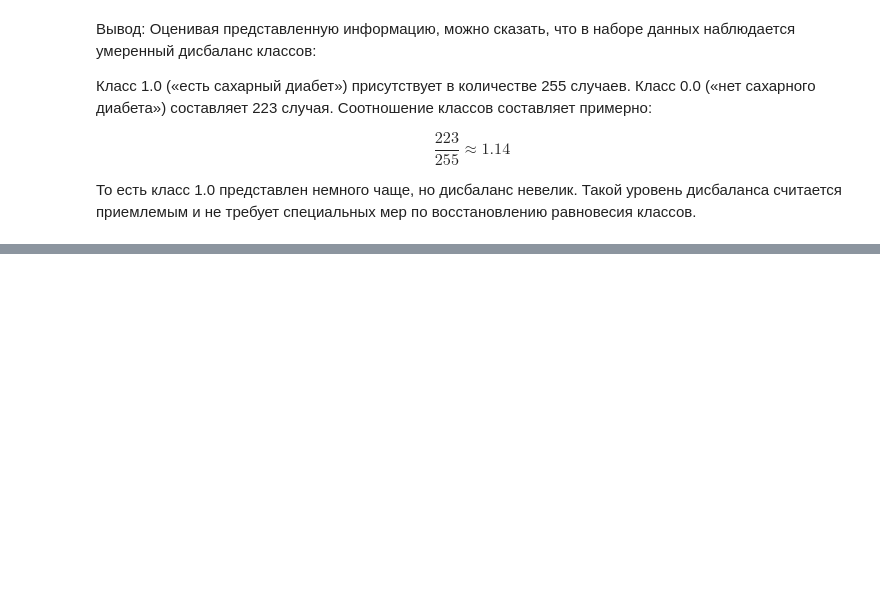
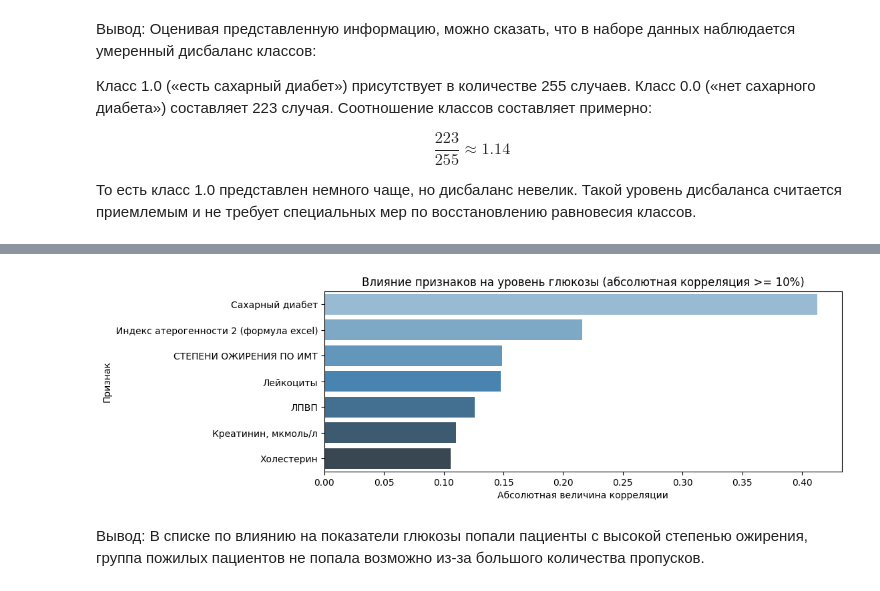
Before and after one commit to Antoha2024/DiplomProductStar, a Jupyter notebook: DS47_1_diabetes_ds.ipynb, the cells around one changed output, grey strips where cells are left out. Drawn from its saved outputs; the diff is of its cells as text; code cells hidden in the pictures; blank space fills up the shorter version.

```diff
--- a/DS47_1_diabetes_ds.ipynb
+++ b/DS47_1_diabetes_ds.ipynb
@@ -205,0 +174,54 @@ $$\frac{223}{255} \approx 1.14$$
+# %%
+# Исходный список признаков
+clinical_cols = [
+    "Возраст",
+    "Пол",
+    "Рост, см",
+    "Вес, кг",
+    "ИМТ 2 (ФОРМУЛА EXCEL)",
+    "Гемоглобин",
+    "Лейкоциты",
+    "Тромбоциты",
+    "Холестерин",
+    "ЛПНП",
+    "ЛПВП",
+    "Глюкоза",
+    "Креатинин, мкмоль/л",
+    "Сахарный диабет",
+    "ХСН, стадии",
+    "СТЕПЕНИ ОЖИРЕНИЯ ПО ИМТ",
+    "Индекс атерогенности 2 (формула excel)",
+    "СКФ CKD-EPI (расчет по общей формуле)",
+    "ХБП (ЕСТЬ\\НЕТ)",
+    "АГ (ЕСТЬ\\НЕТ)"
+]
+
+# Берём только интересующие нас признаки
+selected_df = df[clinical_cols].copy()
+
+# Замещаем пропуски медианой
+for column in clinical_cols:
+    if selected_df[column].dtype != 'O':
+        median_value = selected_df[column].median()
+        selected_df[column].fillna(median_value, inplace=True)
+
+# Вычислим корреляцию
+corr_matrix = selected_df.corr()
+
+# Получим корреляцию по отношению к глюкозе
+glucose_corr = corr_matrix['Глюкоза'].abs().sort_values(ascending=False)[1:]  # игнорируем само себя (корреляция 1.0)
+
+# Отберём только признаки с абсолютной силой корреляции >= 10%
+significant_features = glucose_corr[glucose_corr >= 0.1]
+
+# Создание графика (горизонтальная гистограмма)
+plt.figure(figsize=(10, len(significant_features)*0.5))  # Высота зависит от количества признаков
+sns.barplot(x=significant_features.values, y=significant_features.index, palette="Blues_d")
+plt.xlabel("Абсолютная величина корреляции")
+plt.ylabel("Признак")
+plt.title("Влияние признаков на уровень глюкозы (абсолютная корреляция >= 10%)")
+plt.show()
+# %% [output]
+[figure, added]
+# %% [markdown]
+Вывод: В списке по влиянию на показатели глюкозы попали пациенты с высокой степенью ожирения, группа пожилых пациентов не попала возможно из-за большого количества пропусков.
```
Also changed, not shown: parts of 7 cells of this notebook.
